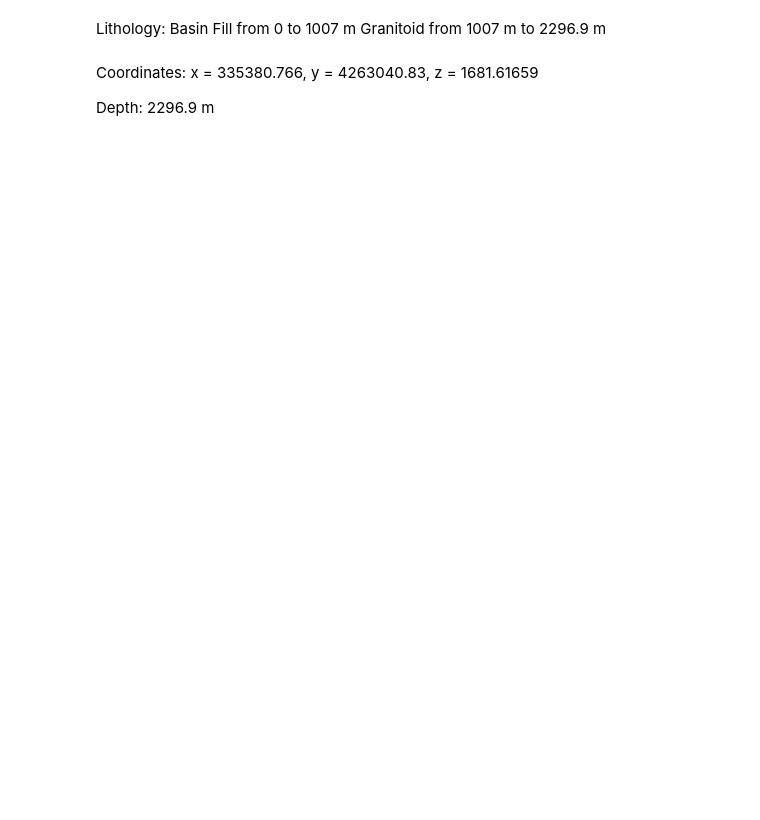
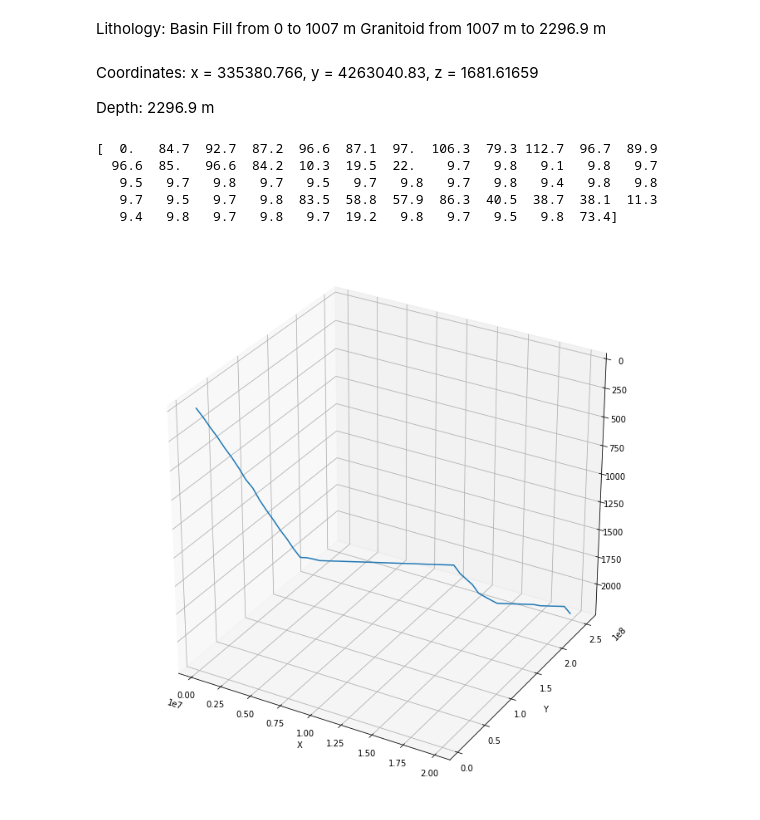
Before and after one commit to OpenGeoVis/GeothermalDesignChallenge, a Jupyter notebook: codebooks/well_data/58-32/58-32.ipynb, the cells around one changed output. Saved outputs shown, nothing was run; the diff lists cells and outputs as text; code cells hidden in the pictures; blank space fills up the shorter version.

```diff
--- a/codebooks/well_data/58-32/58-32.ipynb
+++ b/codebooks/well_data/58-32/58-32.ipynb
@@ -120,2 +108,53 @@ azimuth = data[:,2]
+# %%
+with open("trajectory.csv") as csvfile:
+    data = csv.reader(csvfile, quoting=csv.QUOTE_NONNUMERIC)
+    array = []
+    for line in data:
+        array.append(line)
+
+
+data = np.array(array)
+
+traj_depth = data[:,0]
+dip = data[:,1]
+azimuth = data[:,2]
+start_x = 335380.766
+start_y = 4263040.83
+start_z = 1681.616587
+
+
+#Well trajectory
+from mpl_toolkits.mplot3d import Axes3D
+
+fig = plt.figure(figsize = (12,12))
+ax = fig.add_subplot(111, projection = '3d')
+# several data points
+
+# get lengths of the separate segments
+traj_depth[1:] = traj_depth[1:] - traj_depth[:-1]
+# convert to radians
+phi = azimuth * 2 * np.pi / 360.
+# in spherical coordinates theta is measured from zenith down; you are measuring it from horizontal plane up
+theta = (90. - dip) * 2 * np.pi / 360.
+# get x, y, z from known formulae
+x = start_x + (traj_depth*np.cos(phi)*np.sin(theta))
+y = start_y + (traj_depth*np.sin(phi)*np.sin(theta))
+z = (traj_depth*np.cos(theta))
+
+# np.cumsum is employed to gradually sum resultant vectors
+ax.plot(np.cumsum(x),np.cumsum(y),np.cumsum(z))
+plt.gca().invert_zaxis()
+plt.xlabel('X')
+plt.ylabel('Y')
+print(traj_depth)
+
+plt.show()
+# %% [output]
+[  0.   84.7  92.7  87.2  96.6  87.1  97.  106.3  79.3 112.7  96.7  89.9
+  96.6  85.   96.6  84.2  10.3  19.5  22.    9.7   9.8   9.1   9.8   9.7
+   9.5   9.7   9.8   9.7   9.5   9.7   9.8   9.7   9.8   9.4   9.8   9.8
+   9.7   9.5   9.7   9.8  83.5  58.8  57.9  86.3  40.5  38.7  38.1  11.3
+   9.4   9.8   9.7   9.8   9.7  19.2   9.8   9.7   9.5   9.8  73.4]
+[figure, added]
 # %%
 print(azimuth)
```
Also changed, not shown: parts of 13 cells of this notebook, 7 other files.
